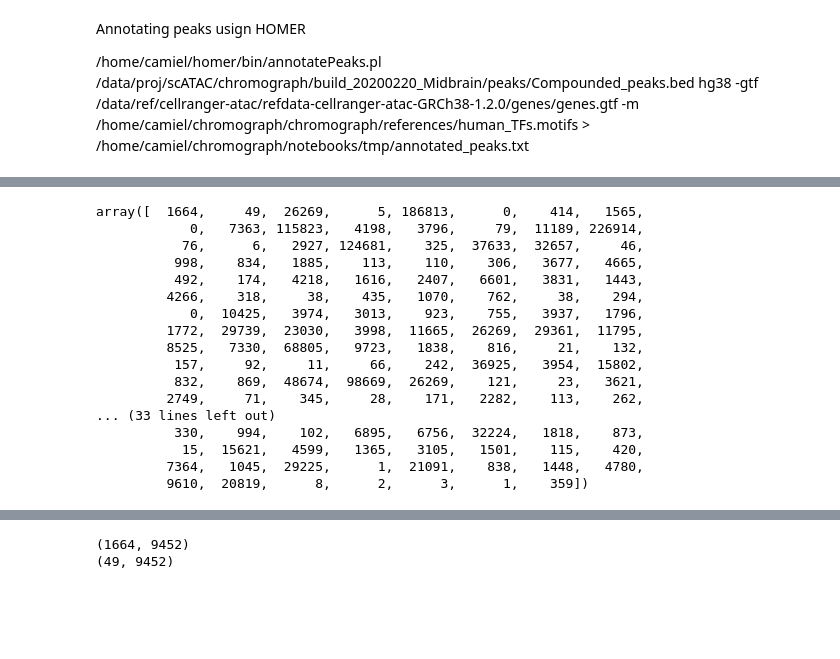
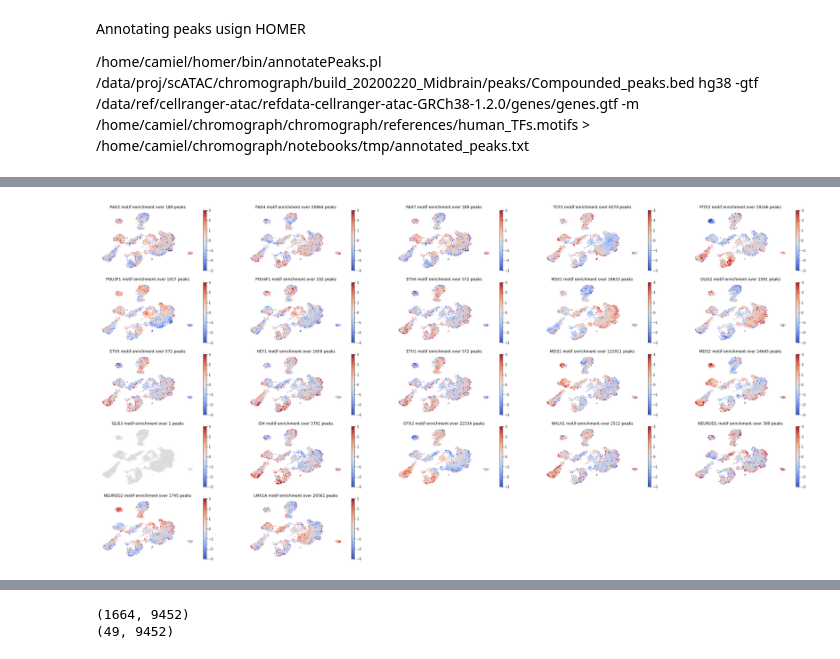
Before and after one commit to linnarsson-lab/chromograph, a Jupyter notebook: notebooks/Motif_analysis.ipynb, the cells around one changed output, grey strips where cells are left out. Saved outputs shown, nothing was run; the diff lists cells and outputs as text; code cells hidden in the pictures; blank space fills up the shorter version.

```diff
--- a/notebooks/Motif_analysis.ipynb
+++ b/notebooks/Motif_analysis.ipynb
@@ -515,19 +517,36 @@ Text(0.5, 1.0, 'Peaks per Motif')
-# %%
-f = '/data/proj/scATAC/chromograph/build_20200220_Midbrain/Midbrain_peaks.loom'
-with loompy.connect(f, 'r') as ds:
-    ds.ca['NPeaks'] = ds.map([np.count_nonzero], axis=1)[0]
 # %%
+from cytograph.manifold import BalancedKNN
 f = '/data/proj/scATAC/chromograph/build_20200220_Midbrain/Midbrain_peaks.loom'
 with loompy.connect(f, 'r') as ds:
-    with loompy.new('/data/proj/scATAC/chromograph/build_20200220_Midbrain/temp.loom') as dsout:
+    with loompy.new('/data/proj/scATAC/chromograph/build_20200220_Midbrain/Midbrain_motif.loom') as dsout:
         dsout.add_columns(np.zeros([TFs.shape[1], ds.shape[1]]), col_attrs=ds.ca, row_attrs={'Gene': np.array(TF_cols),
                                                                                              'Total_peaks': np.array(np.sum(TFs, axis = 0))})
+        dsout.col_graphs = ds.col_graphs
+
         logging.info(f'New loom file has shape{dsout.shape}')
-        for (ix, selection, view) in ds.scan(axis=0):
+        for (ix, selection, view) in ds.scan(axis=1):
             for x in range(len(TF_cols)):
-#                 dsout[x,:] = dsout[x,:] + np.sum(view[TFs[selection,x], :], axis=1)[0]
-                print(x)
-#                 tmp = dsout[x,:] + np.sum(view[TFs[selection,x], :], axis=1)[0]
-                print(dsout[x,:].shape, np.sum(view[TFs[selection,x], :], axis=1)[0].shape)
+                dsout[x,selection] = np.sum(view[TFs[:,x], :], axis=0)
             logging.info(f'finished {max(selection)}')
+
+        dsout.layers['MMP'] = div0(dsout[:,:], (1e-6 * ds.ca['NPeaks']))
+#         dsout.ra['Median'] = dsout['MMP'].map([np.median], axis=0)[0]
+#         dsout.ra['MADS'] = np.median(abs(dsout['MMP'][:,:] - dsout.ra['Median'].reshape([dsout.shape[0],1])), axis=1)
+#         dsout['MZ'] = 0.6745 * div0(dsout['MMP'][:,:] - dsout.ra['Median'].reshape([dsout.shape[0],1]), dsout.ra['MADS'].reshape([dsout.shape[0],1]))
+
+        ## Smooth motif enrichments
+        k = 25
+        logging.info(f'Loading the network')
+        bnn = BalancedKNN(k=k, metric='euclidean', maxl=2 * k, sight_k=2 * k, n_jobs=-1)
+        bnn.bknn = dsout.col_graphs.KNN
+
+        logging.info('Smoothing over the graph')
+        dsout['smooth'] = 'float16'
+        dsout['smooth'] = bnn.smooth_data(dsout['MMP'][:,:], only_increase=False)
+        logging.info(f'Finished smoothing')
+
+        ## Calculating modified Z-score
+        dsout.ra['Median'] = dsout['smooth'].map([np.median], axis=0)[0]
+        dsout.ra['MADS'] = np.median(abs(dsout['smooth'][:,:] - dsout.ra['Median'].reshape([dsout.shape[0],1])), axis=1)
+        dsout['MZ'] = 0.6745 * div0(dsout['smooth'][:,:] - dsout.ra['Median'].reshape([dsout.shape[0],1]), dsout.ra['MADS'].reshape([dsout.shape[0],1]))
 # %% [output]
@@ -539,20 +569,0 @@ IndexError: index 0 is out of bounds for axis 0 with size 0
-# %%
-np.array(np.sum(TFs, axis = 0))
-# %% [output]
-array([  1664,     49,  26269,      5, 186813,      0,    414,   1565,
-            0,   7363, 115823,   4198,   3796,     79,  11189, 226914,
-           76,      6,   2927, 124681,    325,  37633,  32657,     46,
-          998,    834,   1885,    113,    110,    306,   3677,   4665,
-          492,    174,   4218,   1616,   2407,   6601,   3831,   1443,
-         4266,    318,     38,    435,   1070,    762,     38,    294,
-            0,  10425,   3974,   3013,    923,    755,   3937,   1796,
-         1772,  29739,  23030,   3998,  11665,  26269,  29361,  11795,
-         8525,   7330,  68805,   9723,   1838,    816,     21,    132,
-          157,     92,     11,     66,    242,  36925,   3954,  15802,
-          832,    869,  48674,  98669,  26269,    121,     23,   3621,
-         2749,     71,    345,     28,    171,   2282,    113,    262,
-... (33 lines left out)
-          330,    994,    102,   6895,   6756,  32224,   1818,    873,
-           15,  15621,   4599,   1365,   3105,   1501,    115,    420,
-         7364,   1045,  29225,      1,  21091,    838,   1448,   4780,
-         9610,  20819,      8,      2,      3,      1,    359])
@@ -558,0 +649,6 @@ array([  1664,     49,  26269,      5, 186813,      0,    414,   1565,
+# %%
+with loompy.connect('/data/proj/scATAC/chromograph/build_20200220_Midbrain/Midbrain_motif.loom') as ds:
+    m = [marker for marker in markers if marker in ds.ra['Gene']]
+    motif_plot(ds, '/home/camiel/misc/chromograph_tmp/motif_plots.png', m, 'TSNE')
+# %% [output]
+[figure, added]
```
Also changed, not shown: parts of 20 cells of this notebook, 2 other files.
